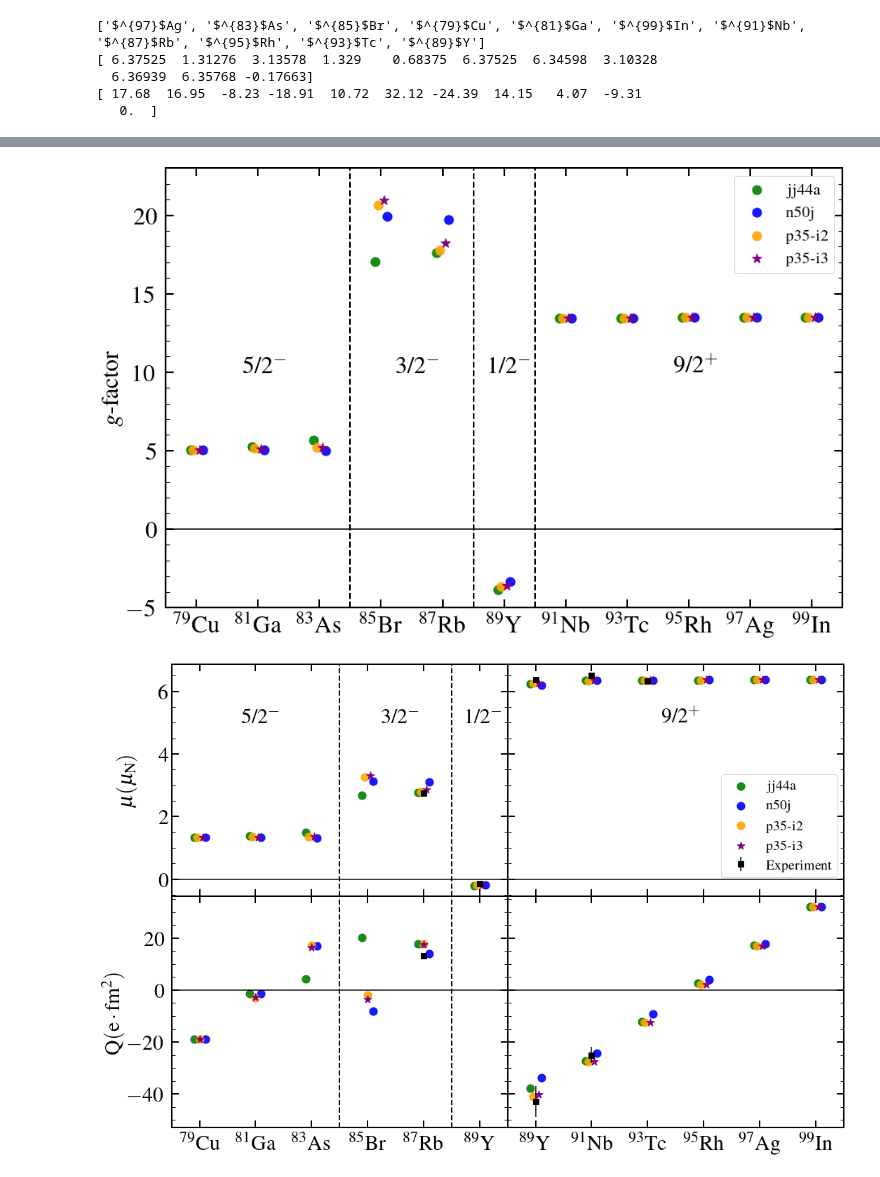
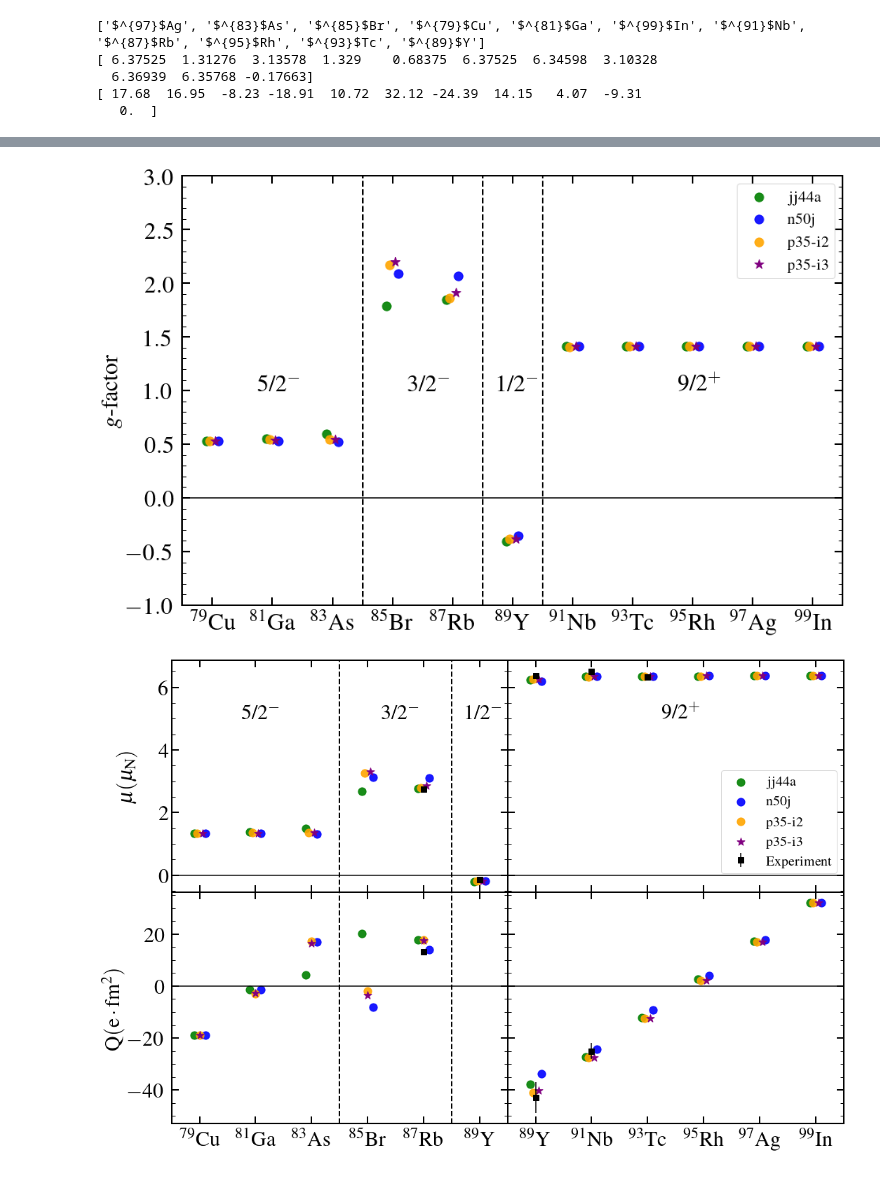
Before and after one commit to JordanPurcell/Research, a Jupyter notebook: plots/EM_properties.ipynb, the cells around one changed output, grey strips where cells are left out. Saved outputs shown, nothing was run; the diff lists cells and outputs as text; code cells hidden in the pictures.

Commit message:
New Plot
Updated EM code to output plot of g-factors.

```diff
--- a/plots/EM_properties.ipynb
+++ b/plots/EM_properties.ipynb
@@ -258,34 +269,34 @@ print(odd_dipoles[0], odd_A)
 # %%
 f, ax = plt.subplots()
 f.set_figwidth(15)
 f.set_figheight(10)
 
 plt.setp(ax, xticks=odd_A, xticklabels=odd_ticks)
 ax.plot(xodd, np.zeros(len(xodd)), color='black', linestyle='solid')
-ax.scatter([odd_A[i] - 0.2 for i in range(len(odd_A))], [odd_dipoles[0][i]/(mu_N*odd_J[i]) for i in range(len(odd_J))], color='green', s = 125, label='jj44a', alpha=0.9)
-ax.scatter([odd_A[i] + 0.2 for i in range(len(odd_A))], [odd_dipoles[1][i]/(mu_N*odd_J[i]) for i in range(len(odd_J))], color='blue',  s = 125, label='n50j', alpha=0.9)
-ax.scatter([odd_A[i] - 0.1 for i in range(len(odd_A))], [odd_dipoles[2][i]/(mu_N*odd_J[i]) for i in range(len(odd_J))], color='orange', s = 125, label='p35-i2', alpha=0.9)
-ax.scatter([odd_A[i] + 0.1 for i in range(len(odd_A))], [odd_dipoles[3][i]/(mu_N*odd_J[i]) for i in range(len(odd_J))], color='purple', marker='*', s = 145, label='p35-i3')
+ax.scatter([odd_A[i] - 0.2 for i in range(len(odd_A))], [odd_dipoles[0][i]/odd_J[i] for i in range(len(odd_J))], color='green', s = 125, label='jj44a', alpha=0.9)
+ax.scatter([odd_A[i] + 0.2 for i in range(len(odd_A))], [odd_dipoles[1][i]/odd_J[i] for i in range(len(odd_J))], color='blue',  s = 125, label='n50j', alpha=0.9)
+ax.scatter([odd_A[i] - 0.1 for i in range(len(odd_A))], [odd_dipoles[2][i]/odd_J[i] for i in range(len(odd_J))], color='orange', s = 125, label='p35-i2', alpha=0.9)
+ax.scatter([odd_A[i] + 0.1 for i in range(len(odd_A))], [odd_dipoles[3][i]/odd_J[i] for i in range(len(odd_J))], color='purple', marker='*', s = 145, label='p35-i3')
 
 ax.axvline(x = 84, ymin = 0, ymax = 7, color = 'k', linewidth=2, ls='--')
 ax.axvline(x = 88, ymin = 0, ymax = 7, color = 'k', linewidth=2, ls='--')
 ax.axvline(x = 90, ymin = 0, ymax = 7, color = 'k', linewidth=2, ls='--')
-ax.text(80.5, 10, '5/2$^{-}$', fontsize = 30)
-ax.text(85.5, 10, '3/2$^{-}$', fontsize = 30)
-ax.text(88.5, 10, '1/2$^{-}$', fontsize = 30)
-ax.text(94.5, 10, '9/2$^{+}$', fontsize = 30)
+ax.text(80.5, 1, '5/2$^{-}$', fontsize = 30)
+ax.text(85.5, 1, '3/2$^{-}$', fontsize = 30)
+ax.text(88.5, 1, '1/2$^{-}$', fontsize = 30)
+ax.text(94.5, 1, '9/2$^{+}$', fontsize = 30)
 
 plt.ylabel('$g$-factor', fontsize=30)
 plt.xlim(78,100)
-plt.ylim(-5,23)
+plt.ylim(-1,3)
 plt.tick_params(which="major", direction="in", right=True, top=True, length=10, width=2, labelsize=30, pad=10)
 plt.tick_params(which="minor", direction="in", right=True, top=False, bottom=False, length=5, width=1, labelsize=20)
 ax.xaxis.get_major_ticks()[0].set_pad(4.5)
 plt.legend(fontsize=20)
 plt.minorticks_on()
 plt.show()
 # %% [output]
-[figure, old version]
+[figure, new version]
 # %%
 #f, ax = plt.subplots(3,2, sharex='col', sharey='row', gridspec_kw={'width_ratios': [2, 1]})
 f, ax = plt.subplots(2,2, sharex='col', sharey='row', gridspec_kw={'width_ratios':[6,6]})
```
Also changed, not shown: parts of 7 cells of this notebook, 1 other file.
